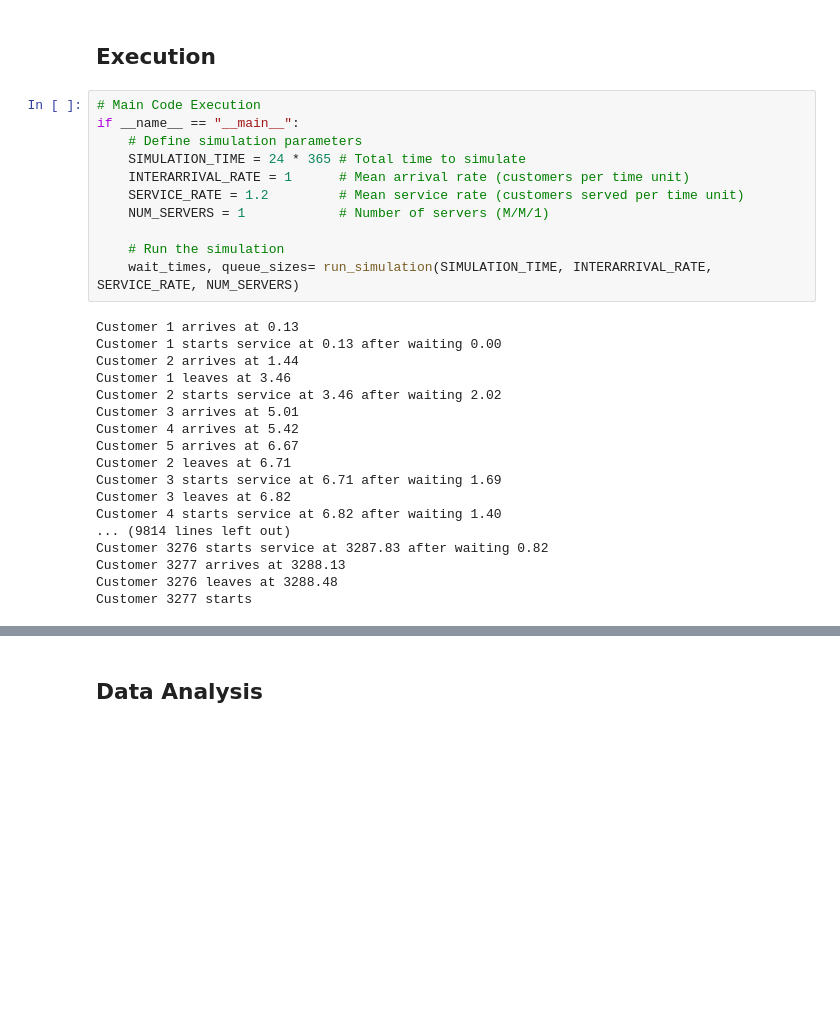
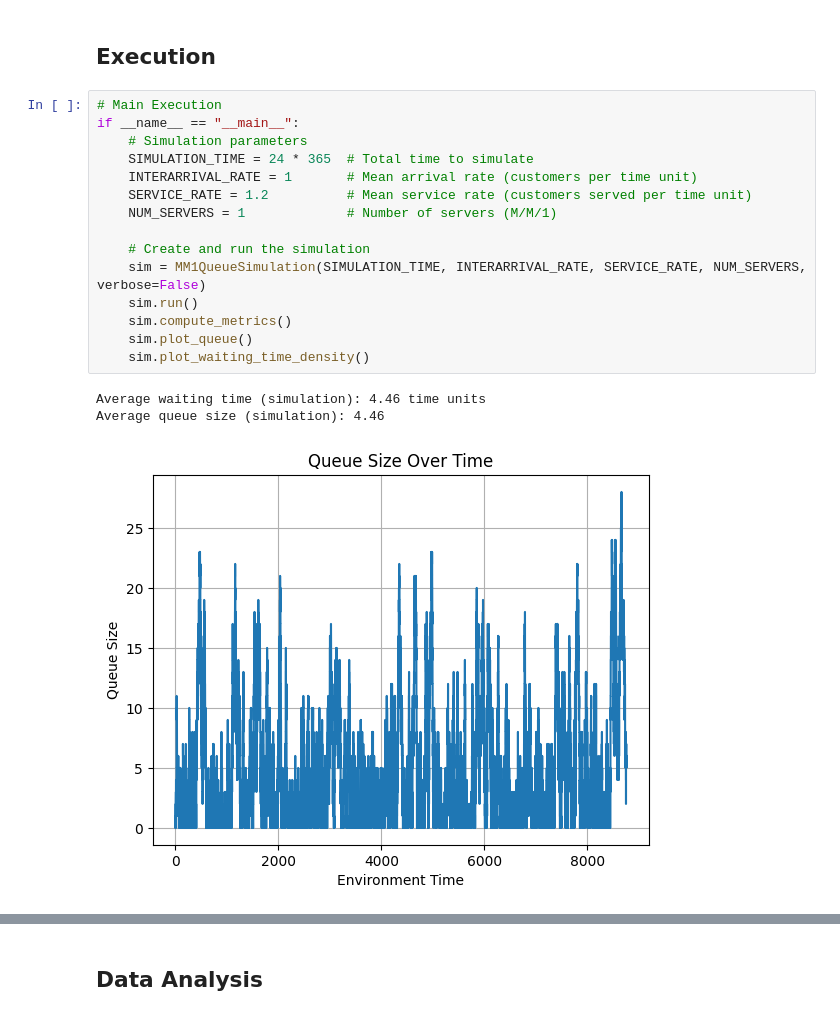
Before and after one commit to fernando-acosta/DiscreteEventsPy, a Jupyter notebook: Main/MM1.ipynb, the cells around one changed output, grey strips where cells are left out. Saved outputs shown, nothing was run; the diff lists cells and outputs as text; blank space fills up the shorter version.

Commit message:
Update MM1.ipynb
Changed code to an object-oriented framework. Added a log function and a verbose parameter to prevent printing when desired.

```diff
--- a/Main/MM1.ipynb
+++ b/Main/MM1.ipynb
@@ -133,31 +184,21 @@ def run_simulation(simulation_time, interarrival_rate, service_rate, num_servers
 # %% [markdown]
 ## Execution
 # %%
-# Main Code Execution
+# Main Execution
 if __name__ == "__main__":
-    # Define simulation parameters
-    SIMULATION_TIME = 24 * 365 # Total time to simulate
-    INTERARRIVAL_RATE = 1      # Mean arrival rate (customers per time unit)
-    SERVICE_RATE = 1.2         # Mean service rate (customers served per time unit)
-    NUM_SERVERS = 1            # Number of servers (M/M/1)
+    # Simulation parameters
+    SIMULATION_TIME = 24 * 365  # Total time to simulate
+    INTERARRIVAL_RATE = 1       # Mean arrival rate (customers per time unit)
+    SERVICE_RATE = 1.2          # Mean service rate (customers served per time unit)
+    NUM_SERVERS = 1             # Number of servers (M/M/1)
 
-    # Run the simulation
-    wait_times, queue_sizes= run_simulation(SIMULATION_TIME, INTERARRIVAL_RATE, SERVICE_RATE, NUM_SERVERS)
+    # Create and run the simulation
+    sim = MM1QueueSimulation(SIMULATION_TIME, INTERARRIVAL_RATE, SERVICE_RATE, NUM_SERVERS, verbose=False)
+    sim.run()
+    sim.compute_metrics()
+    sim.plot_queue()
+    sim.plot_waiting_time_density()
 # %% [output]
-Customer 1 arrives at 0.13
-Customer 1 starts service at 0.13 after waiting 0.00
-Customer 2 arrives at 1.44
-Customer 1 leaves at 3.46
-Customer 2 starts service at 3.46 after waiting 2.02
-Customer 3 arrives at 5.01
-Customer 4 arrives at 5.42
-Customer 5 arrives at 6.67
-Customer 2 leaves at 6.71
-Customer 3 starts service at 6.71 after waiting 1.69
-Customer 3 leaves at 6.82
-Customer 4 starts service at 6.82 after waiting 1.40
-... (9814 lines left out)
-Customer 3276 starts service at 3287.83 after waiting 0.82
-Customer 3277 arrives at 3288.13
-Customer 3276 leaves at 3288.48
-Customer 3277 starts
+Average waiting time (simulation): 4.46 time units
+Average queue size (simulation): 4.46
+[figure, added]
```
Also changed, not shown: parts of 4 cells of this notebook.
